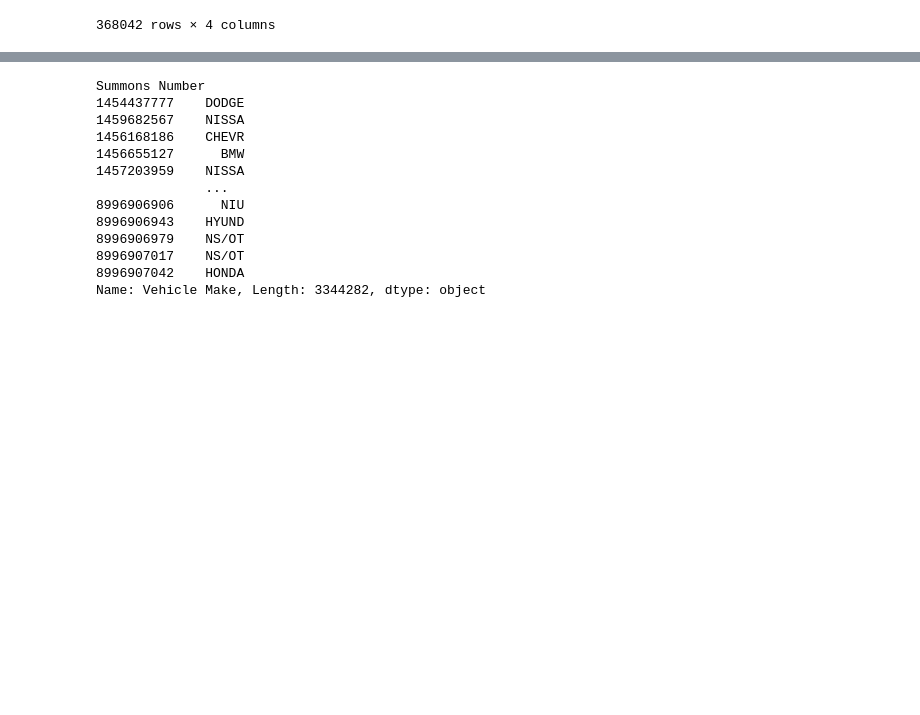
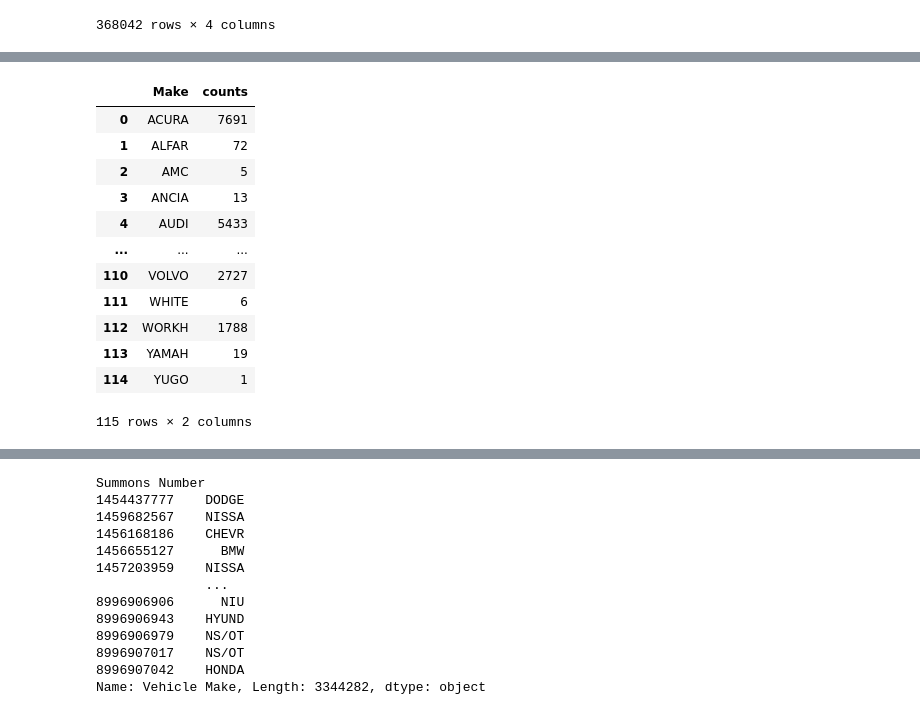
Before and after one commit to mconwa20/Final-project, a Jupyter notebook: nycdatadeepclean.ipynb, the cells around one changed output, grey strips where cells are left out. Cells and saved outputs as stored; diff of their text form; code cells hidden in the pictures; blank space fills up the shorter version.

```diff
--- a/nycdatadeepclean.ipynb
+++ b/nycdatadeepclean.ipynb
@@ -166,0 +187,17 @@ Length: 115, dtype: int64
+# %%
+makes_df = df_str.groupby(['Make']).size().reset_index(name='counts')
+makes_df
+# %% [output]
+|  | Make | counts |
+| 0 | ACURA | 7691 |
+| 1 | ALFAR | 72 |
+| 2 | AMC | 5 |
+| 3 | ANCIA | 13 |
+| 4 | AUDI | 5433 |
+| ... | ... | ... |
+| 110 | VOLVO | 2727 |
+| 111 | WHITE | 6 |
+| 112 | WORKH | 1788 |
+| 113 | YAMAH | 19 |
+| 114 | YUGO | 1 |
+115 rows × 2 columns
```
Also changed, not shown: parts of 9 cells of this notebook.
